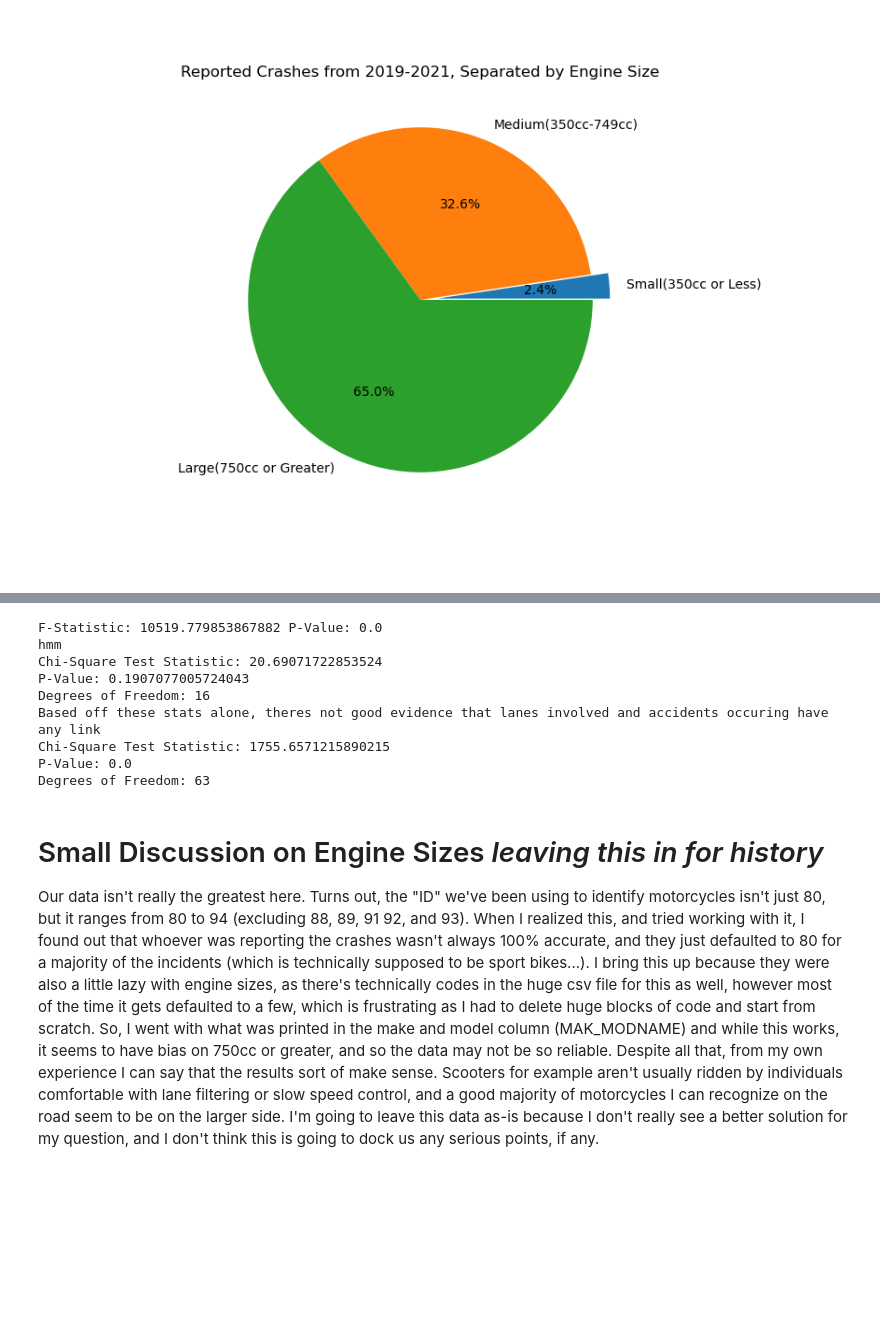
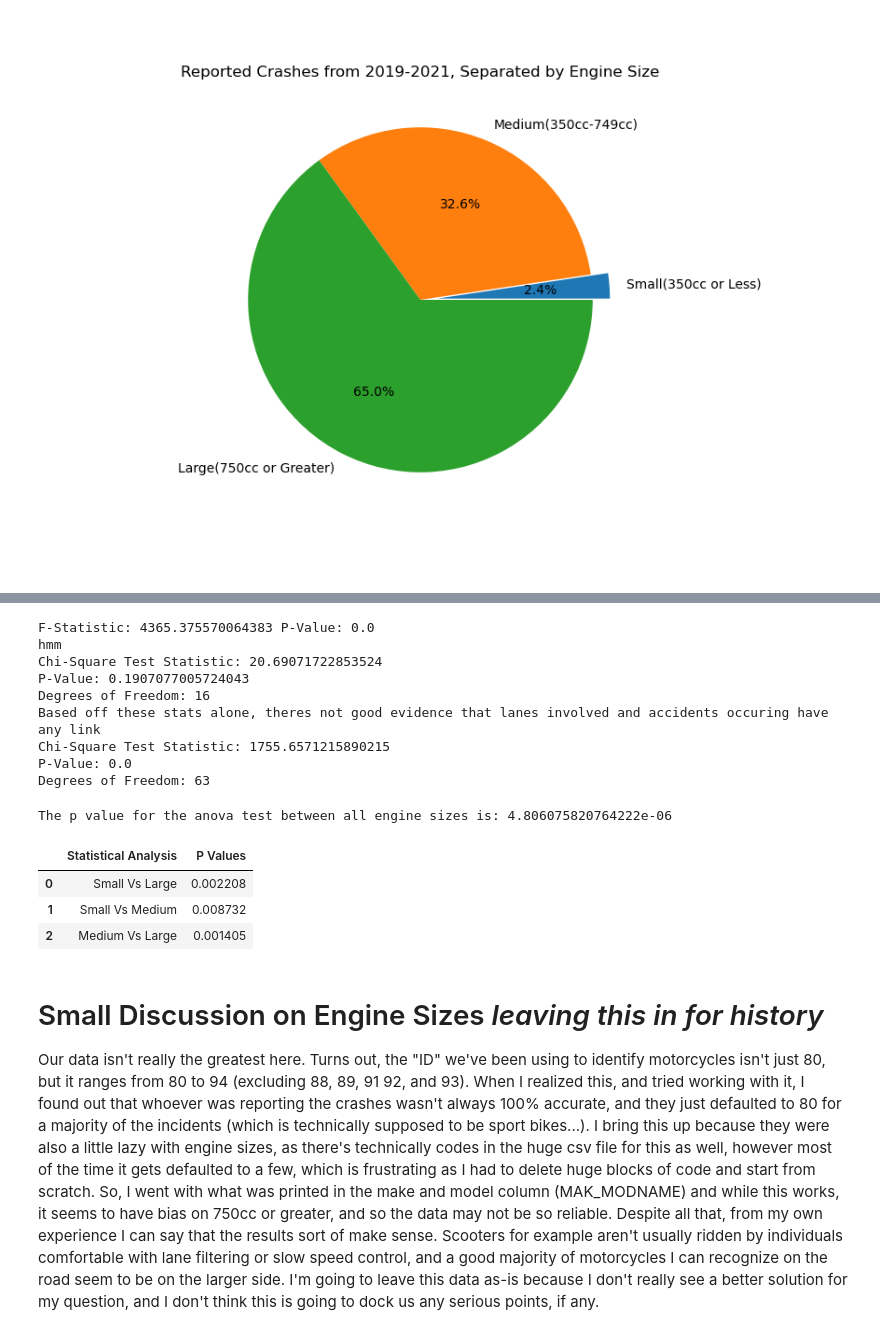
Before and after one commit to CalvinPedigo/Data-Analyst-Project-1, a Jupyter notebook: Notebook_structor.ipynb, the cells around one changed output, grey strips where cells are left out. Drawn from its saved outputs; the diff is of its cells as text; code cells hidden in the pictures; blank space fills up the shorter version.

Commit message:
made my own pval df and csv file (thx jack I ripped ur code)

```diff
--- a/Notebook_structor.ipynb
+++ b/Notebook_structor.ipynb
@@ -300,7 +300,7 @@ filtered2019.head()
 # Trying anova testing (?)
 group0 = filtered2019['Lanes Involved']
 group1 = filtered2019['Deaths']
-group2 = filtered2019['STATE']
+
 f_statistic, p_value = stats.f_oneway(group0, group1, group2)
 print('F-Statistic:', f_statistic , 'P-Value:', p_value)
 print("hmm")
@@ -323,7 +323,7 @@ print('Chi-Square Test Statistic:', chi2)
 print('P-Value:', p_value)
 print('Degrees of Freedom:', dof)
 # %% [output]
-F-Statistic: 10519.779853867882 P-Value: 0.0
+F-Statistic: 4365.375570064383 P-Value: 0.0
 hmm
 Chi-Square Test Statistic: 20.69071722853524
 P-Value: 0.1907077005724043
@@ -332,6 +332,37 @@ Based off these stats alone, theres not good evidence that lanes involved and ac
 Chi-Square Test Statistic: 1755.6571215890215
 P-Value: 0.0
 Degrees of Freedom: 63
+# %%
+# Calvin
+
+# These are death totals!!
+
+groupa = [small_total_2019, small_total_2020, small_total_2021]
+groupb = [medium_total_2019, medium_total_2020, medium_total_2021]
+groupc = [large_total_2019, large_total_2020, large_total_2021]
+
+group_anova2 = st.f_oneway(groupa, groupb, groupc)
+smallvlarge = st.ttest_ind(groupa,groupc,equal_var=False)
+smallvmed = st.ttest_ind(groupa,groupb,equal_var=False)
+medvlarge = st.ttest_ind(groupb, groupc, equal_var=False)
+
+print(f"The p value for the anova test between all engine sizes is: {group_anova2[1]}")
+
+
+stat_data = {"Statistical Analysis": ["Small Vs Large", "Small Vs Medium", "Medium Vs Large"],
+             "P Values": [smallvlarge[1],smallvmed[1], medvlarge[1]]}
+
+engine_sizes_deaths_pvals_df = pd.DataFrame(stat_data)
+
+engine_sizes_deaths_pvals_df.to_csv("Output/engine_sizes_deaths_pvals.csv", index = False)
+
+engine_sizes_deaths_pvals_df.head()
+# %% [output]
+The p value for the anova test between all engine sizes is: 4.806075820764222e-06
+|  | Statistical Analysis | P Values |
+| 0 | Small Vs Large | 0.002208 |
+| 1 | Small Vs Medium | 0.008732 |
+| 2 | Medium Vs Large | 0.001405 |
 # %% [markdown]
 # Small Discussion on Engine Sizes  *leaving this in for history*
 Our data isn't really the greatest here. Turns out, the "ID" we've been using to identify motorcycles isn't just 80, but it ranges from 80 to 94 (excluding 88, 89, 91 92, and 93). When I realized this, and tried working with it, I found out that whoever was reporting the crashes wasn't always 100% accurate, and they just defaulted to 80 for a majority of the incidents (which is technically supposed to be sport bikes...). I bring this up because they were also a little lazy with engine sizes, as there's technically codes in the huge csv file for this as well, however most of the time it gets defaulted to a few, which is frustrating as I had to delete huge blocks of code and start from scratch. So, I went with what was printed in the make and model column (MAK_MODNAME) and while this works, it seems to have bias on 750cc or greater, and so the data may not be so reliable.
```
Also changed, not shown: parts of 1 cell of this notebook, 1 other file.
